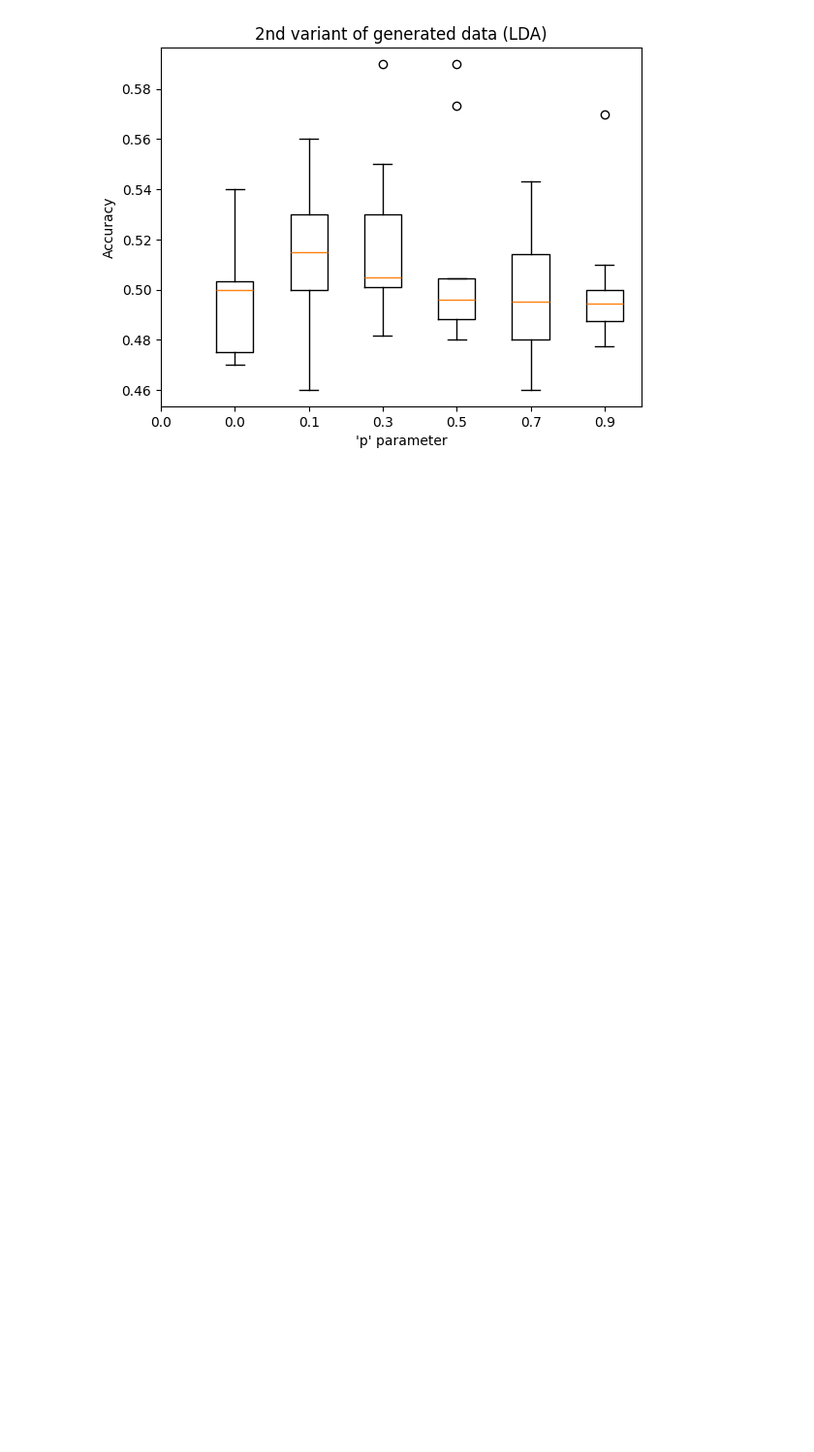
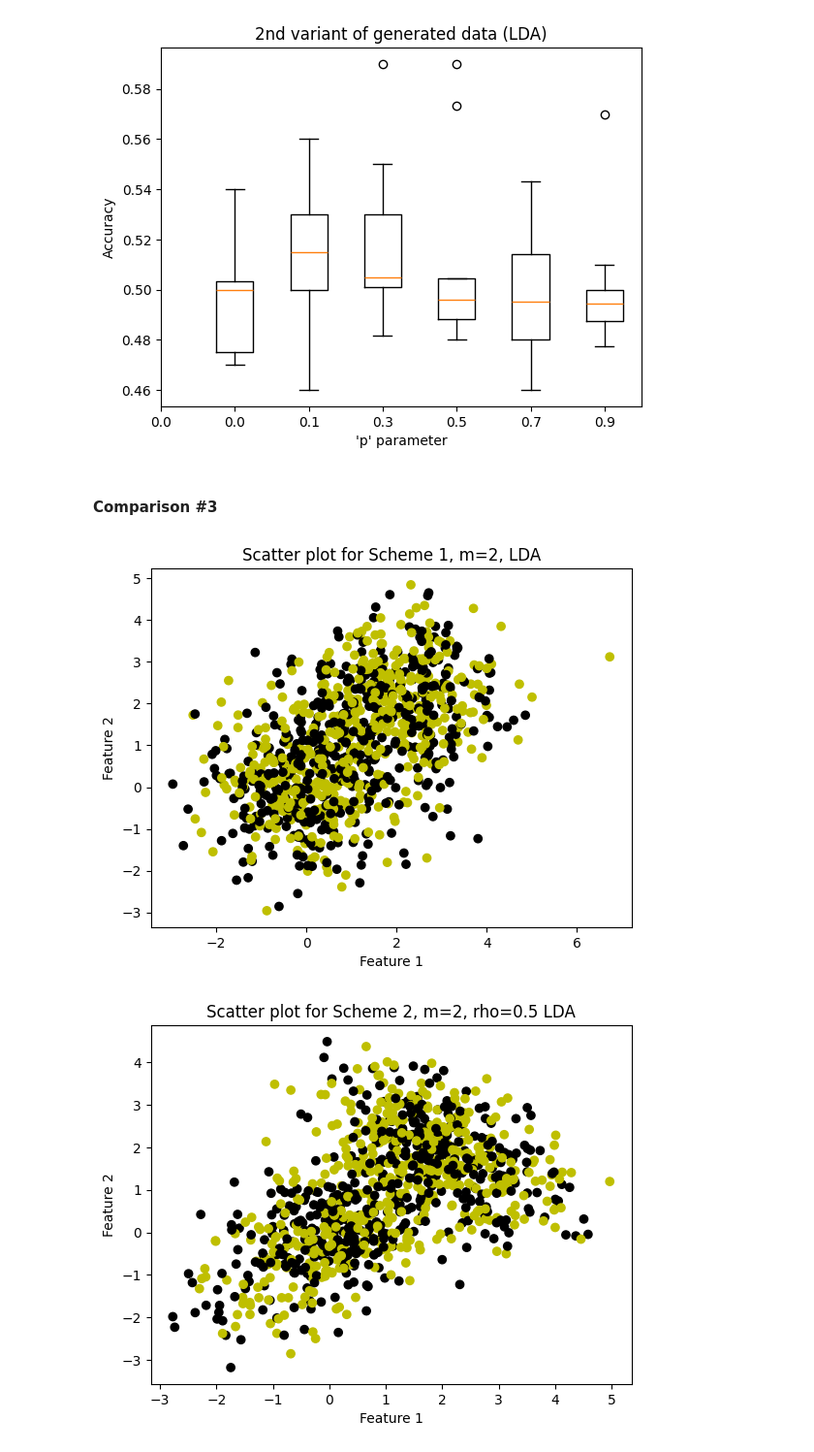
Before and after one commit to PrusWielki/adv-machine-learning-proj-1, a Jupyter notebook: solution.ipynb, the cells around one changed output. Shown at 97% size. Cells and saved outputs as stored; diff of their text form; code cells hidden in the pictures; blank space fills up the shorter version.

Commit message:
create scatters

```diff
--- a/solution.ipynb
+++ b/solution.ipynb
@@ -188,3 +188,24 @@ plt.show()
 # %% [output]
 [figure]
 [figure]
+# %% [markdown]
+#### Comparison #3
+# %%
+(X_1,y_1)=scheme_1_data_generator(2)
+(X_2,y_2)=scheme_2_data_generator(2,0.5)
+colors = np.where(y_1==0,'y','k')
+plt.scatter([row[0] for row in X_1],[row[1] for row in X_1], c=[row[0] for row in colors])
+plt.title("Scatter plot for Scheme 1, m=2, LDA")
+plt.ylabel("Feature 2")
+plt.xlabel("Feature 1")
+plt.show()
+
+colors = np.where(y_2==0,'y','k')
+plt.scatter([row[0] for row in X_2],[row[1] for row in X_2], c=[row[0] for row in colors])
+plt.title("Scatter plot for Scheme 2, m=2, rho=0.5 LDA")
+plt.ylabel("Feature 2")
+plt.xlabel("Feature 1")
+plt.show()
+# %% [output]
+[figure, added]
+[figure, added]
```
Also changed, not shown: parts of 1 cell of this notebook.
